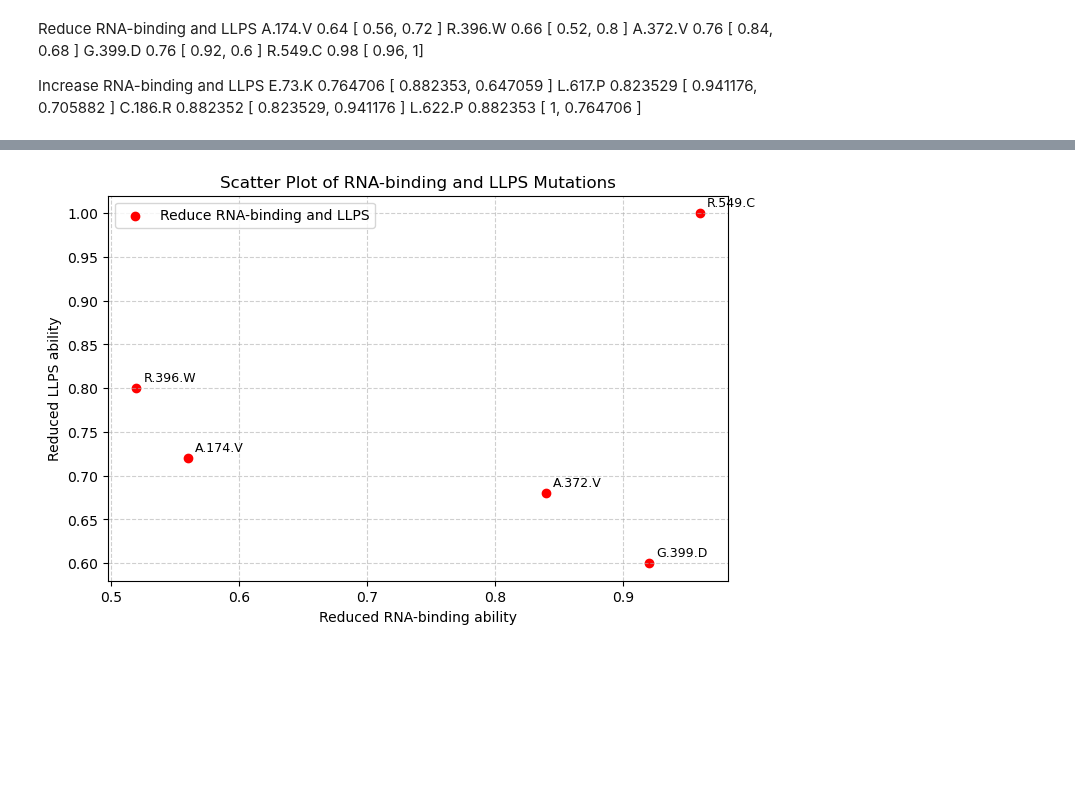
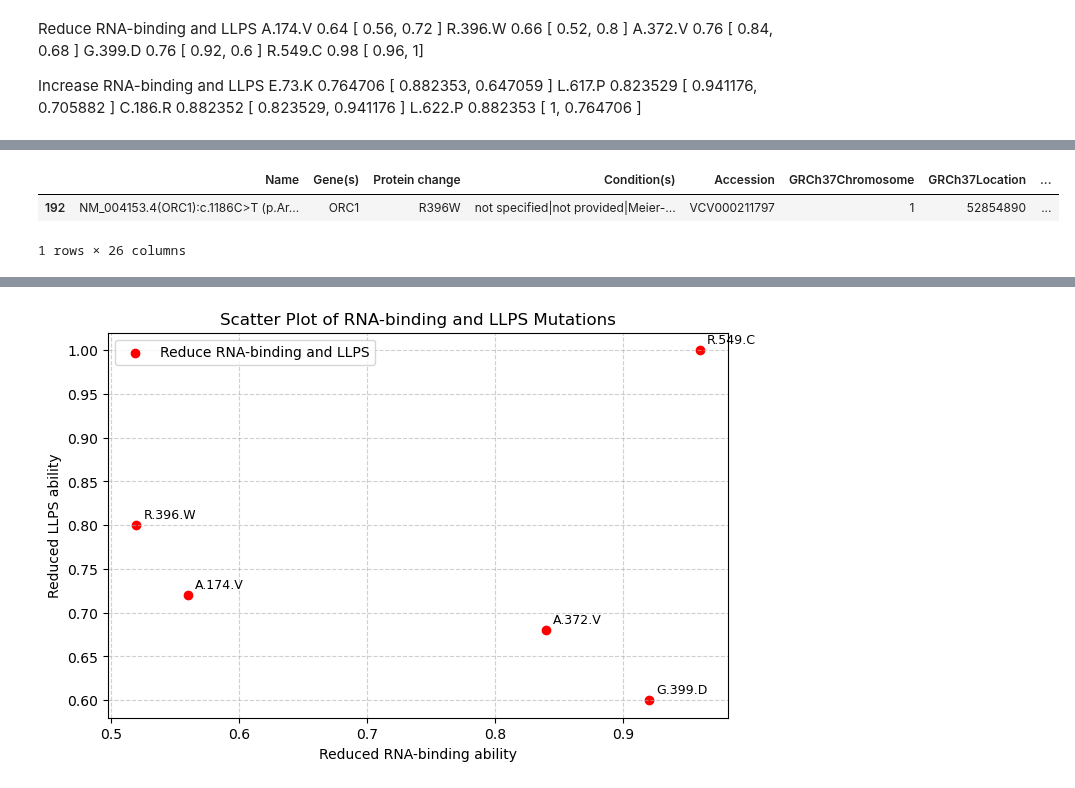
Before and after one commit to Lopatushka/ORC1, a Jupyter notebook: clinvar_analysis.ipynb, the cells around one changed output, grey strips where cells are left out. Cells and saved outputs as stored; diff of their text form; code cells hidden in the pictures; blank space fills up the shorter version.

```diff
--- a/clinvar_analysis.ipynb
+++ b/clinvar_analysis.ipynb
@@ -792,0 +874,6 @@ L.622.P 0.882353 [ 1, 0.764706 ]
+# %%
+df[df['Protein change'] == 'R396W']
+# %% [output]
+|  | Name | Gene(s) | Protein change | Condition(s) | Accession | GRCh37Chromosome | GRCh37Location | ... |
+| 192 | NM_004153.4(ORC1):c.1186C>T (p.Ar... | ORC1 | R396W | not specified|not provided|Meier-... | VCV000211797 | 1 | 52854890 | ... |
+1 rows × 26 columns
```
Also changed, not shown: parts of 20 cells of this notebook.
